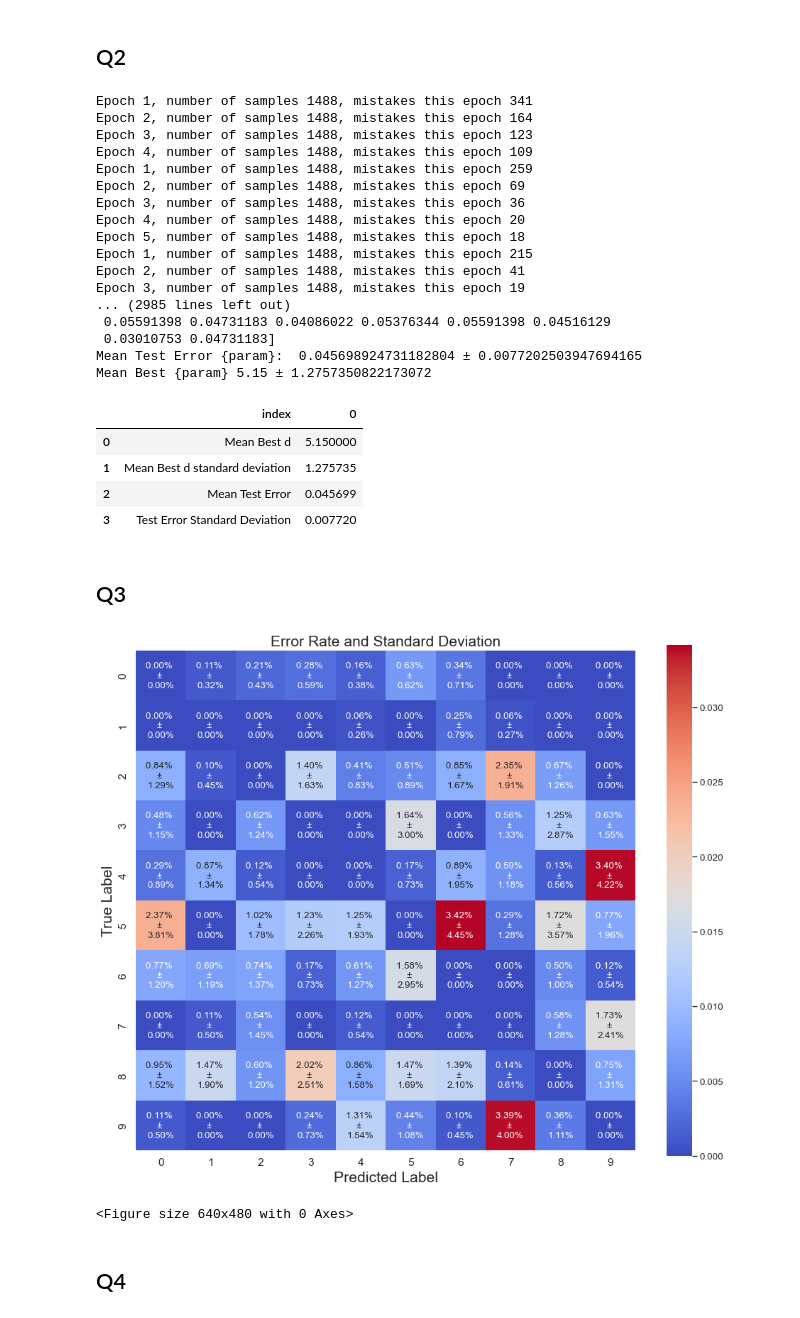
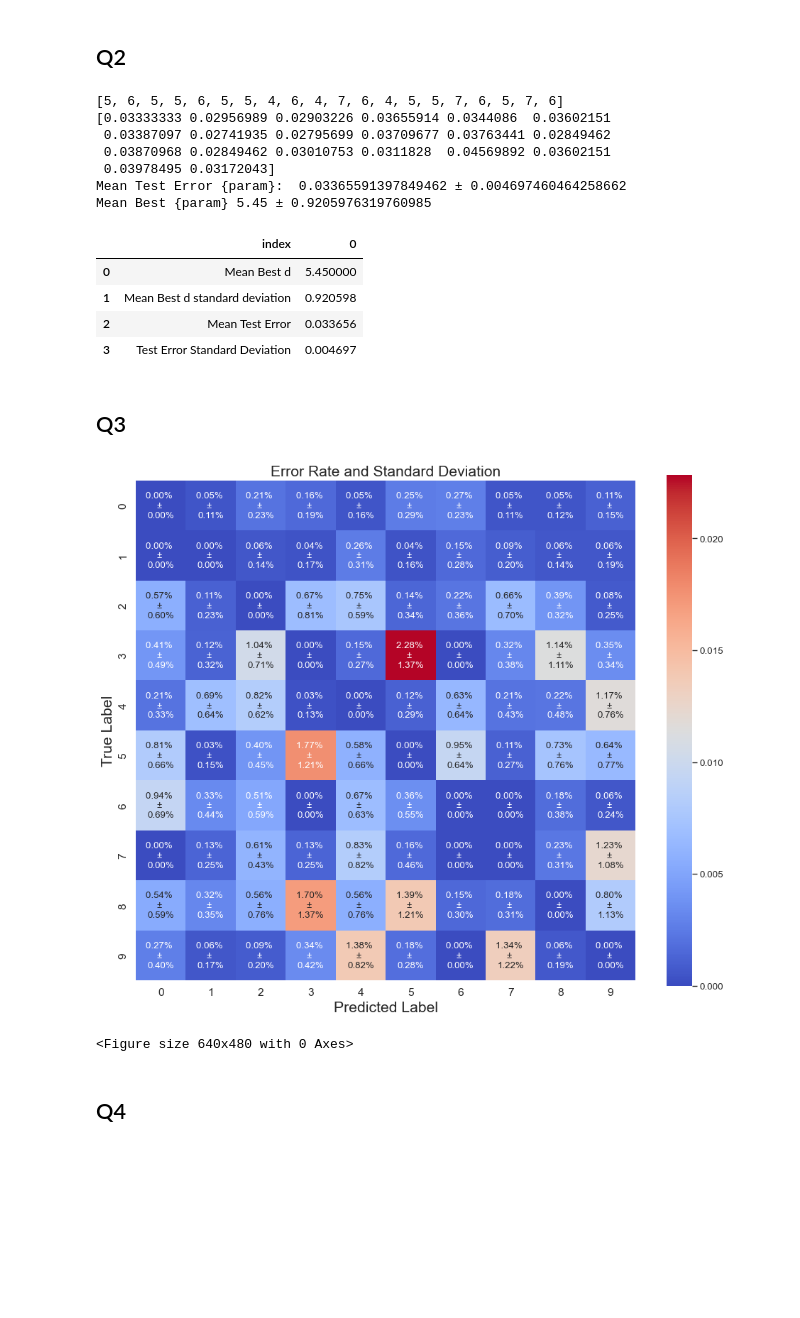
Before and after one commit to marcali/Supervised_Learning_CW2, a Jupyter notebook: KernelPerceptron.ipynb, the cells around one changed output. Saved outputs shown, nothing was run; the diff lists cells and outputs as text; code cells hidden in the pictures; blank space fills up the shorter version.

```diff
--- a/KernelPerceptron.ipynb
+++ b/KernelPerceptron.ipynb
@@ -15,7 +15,7 @@ from sklearn.model_selection import train_test_split
 # %%
 #loading data
 zipcombo = np.loadtxt('zipcombo.dat')
-zipcombo_qater = zipcombo[:len(zipcombo)//4]
+zipcombo_qater = zipcombo[:len(zipcombo)//1]
 training_data = np.loadtxt('dtrain123.dat')
 test_data = np.loadtxt('dtest123.dat')
 x_data, y_labels = split_into_data_and_labels(zipcombo_qater)
@@ -344,7 +281,7 @@ plot_error_rates(kernel_perceptron, d_range, 'd', 'polynomial')
 # %%
 N_FOLDS = 5
 
-def run_kernel_perceptron_cross_val(x_data, y_labels, N_RUNS, N_FOLDS, params_range, n_classes, kernel_function: callable, Classifier):
+def run_kernel_perceptron_cross_val(x_data, y_labels, N_RUNS, N_FOLDS, params_range, n_classes, kernel_function: callable, Classifier, return_confusion_and_misclassified=False):
     '''
     Runs the kernel perceptron with cross validation
     param x_data: the data
@@ -392,67 +329,58 @@ def run_kernel_perceptron_cross_val(x_data, y_labels, N_RUNS, N_FOLDS, params_ra
         model_test.fit(X_train, Y_train, return_training_error=False)
         #calculate the test error for each run and d_star/c_star
         test_errors[i_run], y_pred = model_test.predict(X_test, Y_test, return_labels=True)
+        if return_confusion_and_misclassified:
+            #calculate the confusion matrix for each run and d_star/c_star
+            confusion_matrices[i_run, :, :] = calculate_confusion_matrix(Y_test, y_pred)
 
-        #calculate the confusion matrix for each run and d_star/c_star
-        confusion_matrices[i_run, :, :] = calculate_confusion_matrix(Y_test, y_pred)
-
-        #record the misclassified images for each run and d_star/c_star
-        misclassified_indices = np.where(y_pred!=Y_test)[0]
-        misclassified_images[i_run] = {}
-        for index in misclassified_indices:
-            true_label = Y_test[index]
-            misclassified_images[i_run][true_label] = X_test[index]
-
-    return test_errors, star_params, confusion_matrices, misclassified_images
+            #record the misclassified images for each run and d_star/c_star
+            misclassified_indices = np.where(y_pred!=Y_test)[0]
+            misclassified_images[i_run] = {}
+            for index in misclassified_indices:
+                true_label = Y_test[index]
+                misclassified_images[i_run][true_label] = X_test[index]
+    if return_confusion_and_misclassified:
+        return test_errors, star_params, confusion_matrices, misclassified_images
+    return test_errors, star_params
+# %%
+test_errors_poly, d_stars, confusion_matrices, misclassified_images = run_kernel_perceptron_cross_val(x_data, y_labels, N_RUNS, N_FOLDS, d_range, n_classes, kernel_function=polynomial_kernel, Classifier=KernelPerceptron, return_confusion_and_misclassified=True)
 # %%
-test_errors_poly, d_stars, confusion_matrices, misclassified_images = run_kernel_perceptron_cross_val(x_data, y_labels, N_RUNS, N_FOLDS, d_range, n_classes, kernel_function=polynomial_kernel, Classifier=KernelPerceptron)
-print(d_stars)
-print(test_errors_poly)
+print('D stars: ', d_stars)
 def calculate_mean_star_param_and_mean_test_error_with_std(test_errors, stars_param, param):
     mean_cross_validation_test_error_with_star_param = np.mean(test_errors, axis=0)
     mean_cross_validation_test_error_std_with_star_param = np.std(test_errors, axis=0)
     mean_cross_validation_star_param = np.mean(stars_param)
     mean_cross_validation_std_star_param = np.std(stars_param)
     print("Mean Test Error {param}: ", mean_cross_validation_test_error_with_star_param, "±", mean_cross_validation_test_error_std_with_star_param)
     print("Mean Best {param}", mean_cross_validation_star_param, "±", mean_cross_validation_std_star_param)
 
     part_2_results = {
             f"Mean Best {param}": mean_cross_validation_star_param,
             f"Mean Best {param} standard deviation": mean_cross_validation_std_star_param,
             "Mean Test Error": mean_cross_validation_test_error_with_star_param,
             "Test Error Standard Deviation": mean_cross_validation_test_error_std_with_star_param
         }
 
     df_results_2 = pd.DataFrame.from_dict(part_2_results, orient='index')
     df_results_2.reset_index(inplace=True)
 
     return df_results_2, mean_cross_validation_star_param
 
-df_results_2, mean_cross_validation_d_star = calculate_mean_star_param_and_mean_test_error_with_std(test_errors_poly, d_stars, 'd')
-df_results_2
+df_results_oneVsRest_poly, mean_cross_validation_d_star = calculate_mean_star_param_and_mean_test_error_with_std(test_errors_poly, d_stars, 'd')
+df_results_oneVsRest_poly
 # %% [output]
-Epoch 1, number of samples 1488, mistakes this epoch 341
-Epoch 2, number of samples 1488, mistakes this epoch 164
-Epoch 3, number of samples 1488, mistakes this epoch 123
-Epoch 4, number of samples 1488, mistakes this epoch 109
-Epoch 1, number of samples 1488, mistakes this epoch 259
-Epoch 2, number of samples 1488, mistakes this epoch 69
-Epoch 3, number of samples 1488, mistakes this epoch 36
-Epoch 4, number of samples 1488, mistakes this epoch 20
-Epoch 5, number of samples 1488, mistakes this epoch 18
-Epoch 1, number of samples 1488, mistakes this epoch 215
-Epoch 2, number of samples 1488, mistakes this epoch 41
-Epoch 3, number of samples 1488, mistakes this epoch 19
-... (2985 lines left out)
- 0.05591398 0.04731183 0.04086022 0.05376344 0.05591398 0.04516129
- 0.03010753 0.04731183]
-Mean Test Error {param}:  0.045698924731182804 ± 0.0077202503947694165
-Mean Best {param} 5.15 ± 1.2757350822173072
+[5, 6, 5, 5, 6, 5, 5, 4, 6, 4, 7, 6, 4, 5, 5, 7, 6, 5, 7, 6]
+[0.03333333 0.02956989 0.02903226 0.03655914 0.0344086  0.03602151
+ 0.03387097 0.02741935 0.02795699 0.03709677 0.03763441 0.02849462
+ 0.03870968 0.02849462 0.03010753 0.0311828  0.04569892 0.03602151
+ 0.03978495 0.03172043]
+Mean Test Error {param}:  0.03365591397849462 ± 0.004697460464258662
+Mean Best {param} 5.45 ± 0.9205976319760985
 |  | index | 0 |
-| 0 | Mean Best d | 5.150000 |
-| 1 | Mean Best d standard deviation | 1.275735 |
-| 2 | Mean Test Error | 0.045699 |
-| 3 | Test Error Standard Deviation | 0.007720 |
+| 0 | Mean Best d | 5.450000 |
+| 1 | Mean Best d standard deviation | 0.920598 |
+| 2 | Mean Test Error | 0.033656 |
+| 3 | Test Error Standard Deviation | 0.004697 |
 # %% [markdown]
 ## Q3
 # %%
@@ -475,7 +403,7 @@ def plot_confusion_matrix(confusion_matrices):
 # %%
 plot_confusion_matrix(confusion_matrices)
 # %% [output]
-[figure, old version]
+[figure, new version]
 <Figure size 640x480 with 0 Axes>
 # %% [markdown]
 ## Q4
```
Also changed, not shown: parts of 42 cells of this notebook, 3 other files.
